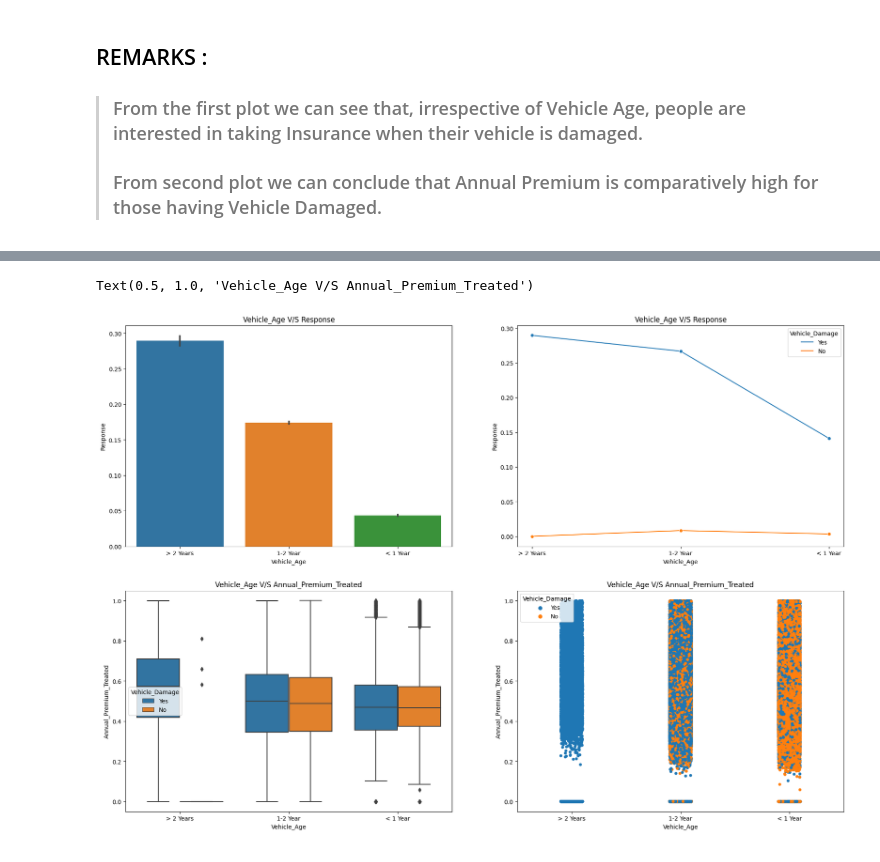
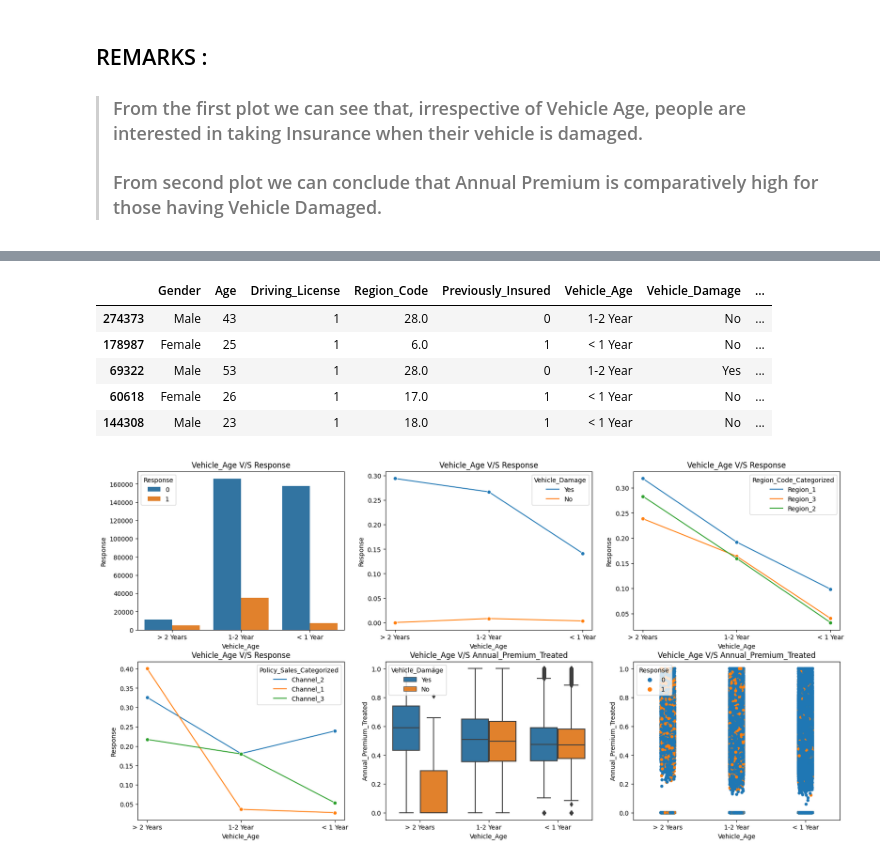
Before and after one commit to RPSahoo219/Health_Insurance_Cross_Sell_Prediction, a Jupyter notebook: Health_Insurance_Cross_Sell_Prediction.ipynb, the cells around one changed output, grey strips where cells are left out. Saved outputs shown, nothing was run; the diff lists cells and outputs as text; code cells hidden in the pictures.

```diff
--- a/Health_Insurance_Cross_Sell_Prediction.ipynb
+++ b/Health_Insurance_Cross_Sell_Prediction.ipynb
@@ -400,25 +440,66 @@ plt.show()
+# %%
+# Getting the value_counts of Policy_Sales_Channel Column.
+Policy_Sales_value_counts_df= df.Policy_Sales_Channel.value_counts()
+# %%
+# Converting the Counts and correesponding Values to a Dictionary.
+Policy_Sales_value_dict= Policy_Sales_value_counts_df.to_dict()
+# %%
+# Assigning the Category to the counts by their range.
+for i,j in Policy_Sales_value_dict.items():
+  if j >=100000:
+    Policy_Sales_value_dict[i]= 'Channel_1'
+  elif 50000<= j <100000:
+    Policy_Sales_value_dict[i]= 'Channel_2'
+  else:
+    Policy_Sales_value_dict[i]='Channel_3'
+# %%
+# Mapping the Categories.
+df['Policy_Sales_Categorized']= df.Policy_Sales_Channel.map(Policy_Sales_value_dict)
+# %%
+# Checking the Sample of Revised Data Frame.
+df.sample(5)
+# %% [output]
+|  | Gender | Age | Driving_License | Region_Code | Previously_Insured | Vehicle_Age | Vehicle_Damage | ... |
+| 274373 | Male | 43 | 1 | 28.0 | 0 | 1-2 Year | No | ... |
+| 178987 | Female | 25 | 1 | 6.0 | 1 | < 1 Year | No | ... |
+| 69322 | Male | 53 | 1 | 28.0 | 0 | 1-2 Year | Yes | ... |
+| 60618 | Female | 26 | 1 | 17.0 | 1 | < 1 Year | No | ... |
+| 144308 | Male | 23 | 1 | 18.0 | 1 | < 1 Year | No | ... |
 # %%
-fig, axes = plt.subplots(2,2, figsize=(22,15))
+# Checking Vehicle_Age vs Response wrt Vehicle_Damage, Region_Code_Categorized and Policy_Sales_Categorized.
+fig, ax = plt.subplots(2,3, figsize=(20,10))
 
-sns.barplot(ax = axes[0][0], x = df.Vehicle_Age, y=df.Response)
-axes[0][0].set_xlabel(xlabel = 'Vehicle_Age')
-axes[0][0].set_ylabel(ylabel = 'Response')
-axes[0][0].set_title('Vehicle_Age V/S Response')
+sns.countplot(ax = ax[0][0], x = df.Vehicle_Age,  hue=df.Response)
+ax[0][0].set_xlabel(xlabel = 'Vehicle_Age')
+ax[0][0].set_ylabel(ylabel = 'Response')
+ax[0][0].set_title('Vehicle_Age V/S Response')
 
-sns.lineplot(ax = axes[0][1], y = df.Response, x = df.Vehicle_Age, hue = df.Vehicle_Damage, ci= None, marker= 'o')
-axes[0][1].set_xlabel(xlabel = 'Vehicle_Age')
-axes[0][1].set_ylabel(ylabel = 'Response')
-axes[0][1].set_title('Vehicle_Age V/S Response')
+sns.lineplot(ax = ax[0][1], y= df.Response, x= df.Vehicle_Age, hue = df.Vehicle_Damage, ci= None, marker= 'o')
+ax[0][1].set_xlabel(xlabel = 'Vehicle_Age')
+ax[0][1].set_ylabel(ylabel = 'Response')
+ax[0][1].set_title('Vehicle_Age V/S Response')
 
-sns.boxplot(ax = axes[1][0], y = df.Annual_Premium_Treated, x = df.Vehicle_Age, hue = df.Vehicle_Damage)
-axes[1][0].set_xlabel(xlabel = 'Vehicle_Age')
-axes[1][0].set_ylabel(ylabel = 'Annual_Premium_Treated')
-axes[1][0].set_title('Vehicle_Age V/S Annual_Premium_Treated')
+sns.lineplot(ax = ax[0][2], y = df.Response, x = df.Vehicle_Age, hue = df.Region_Code_Categorized, ci= None, marker='o')
+ax[0][2].set_xlabel(xlabel = 'Vehicle_Age')
+ax[0][2].set_ylabel(ylabel = 'Response')
+ax[0][2].set_title('Vehicle_Age V/S Response')
 
-sns.stripplot(ax = axes[1][1], y = df.Annual_Premium_Treated, x = df.Vehicle_Age, hue = df.Vehicle_Damage)
-axes[1][1].set_xlabel(xlabel = 'Vehicle_Age')
-axes[1][1].set_ylabel(ylabel = 'Annual_Premium_Treated')
-axes[1][1].set_title('Vehicle_Age V/S Annual_Premium_Treated')
+sns.lineplot(ax = ax[1][0], y = df.Response, x = df.Vehicle_Age, hue = df.Policy_Sales_Categorized, ci= None, marker='o')
+ax[1][0].set_xlabel(xlabel = 'Vehicle_Age')
+ax[1][0].set_ylabel(ylabel = 'Response')
+ax[1][0].set_title('Vehicle_Age V/S Response')
+
+# Checking Vehicle_Age vs Annual_Premium_Treated wrt Vehicle_Damage and Response.
+sns.boxplot(ax = ax[1][1], y = df.Annual_Premium_Treated, x = df.Vehicle_Age, hue = df.Vehicle_Damage)
+ax[1][1].set_xlabel(xlabel = 'Vehicle_Age')
+ax[1][1].set_ylabel(ylabel = 'Annual_Premium_Treated')
+ax[1][1].set_title('Vehicle_Age V/S Annual_Premium_Treated')
+
+sns.stripplot(ax = ax[1][2], y = df.Annual_Premium_Treated, x = df.Vehicle_Age, hue = df.Response)
+ax[1][2].set_xlabel(xlabel = 'Vehicle_Age')
+ax[1][2].set_ylabel(ylabel = 'Annual_Premium_Treated')
+ax[1][2].set_title('Vehicle_Age V/S Annual_Premium_Treated')
+
+plt.show()
 # %% [output]
-Text(0.5, 1.0, 'Vehicle_Age V/S Annual_Premium_Treated')
-[figure, old version]
+[figure, new version]
```
Also changed, not shown: parts of 36 cells of this notebook.
